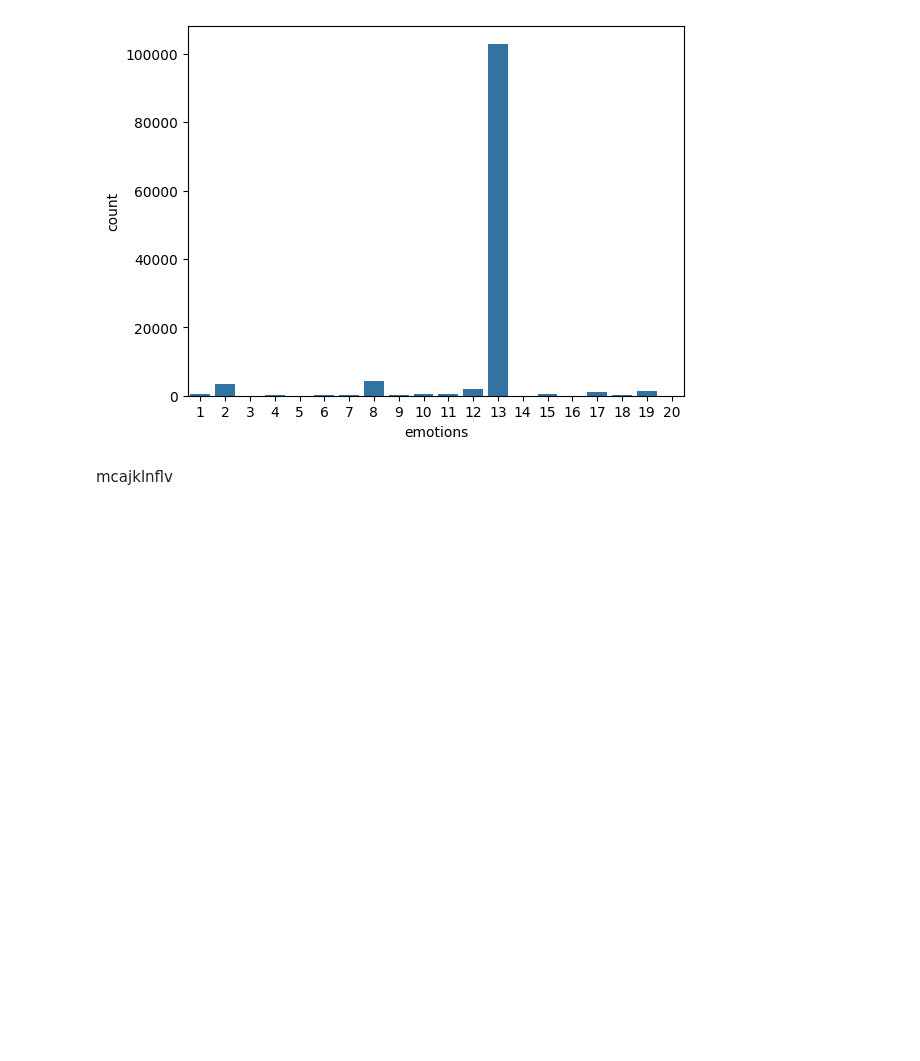
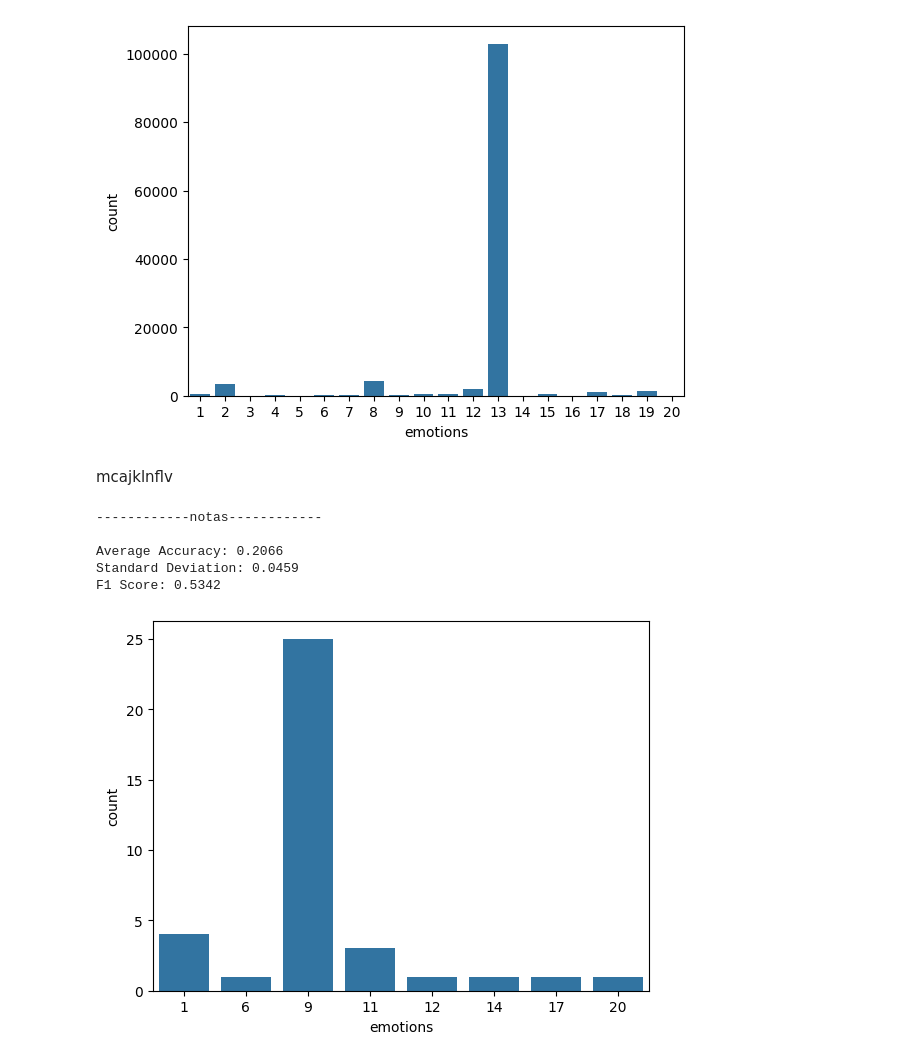
Before and after one commit to emmacunill/Take_Care, a Jupyter notebook: notebooks/model.ipynb, the cells around one changed output. Cells and saved outputs as stored; diff of their text form; code cells hidden in the pictures; blank space fills up the shorter version.

```diff
--- a/notebooks/model.ipynb
+++ b/notebooks/model.ipynb
@@ -898 +949,10 @@ def apply_model_texts(df,df_2 ,test_size=0.2):
+# %%
+emo = apply_model_texts2(DecisionTreeClassifier(),cdf,texts, n_iterations=1000,test_size=0.05)
+# %% [output]
+------------notas------------
+
+Average Accuracy: 0.2066
+Standard Deviation: 0.0459
+F1 Score: 0.5342
+[figure, added]
 # %%
```
Also changed, not shown: parts of 5 cells of this notebook, 2 other files.
